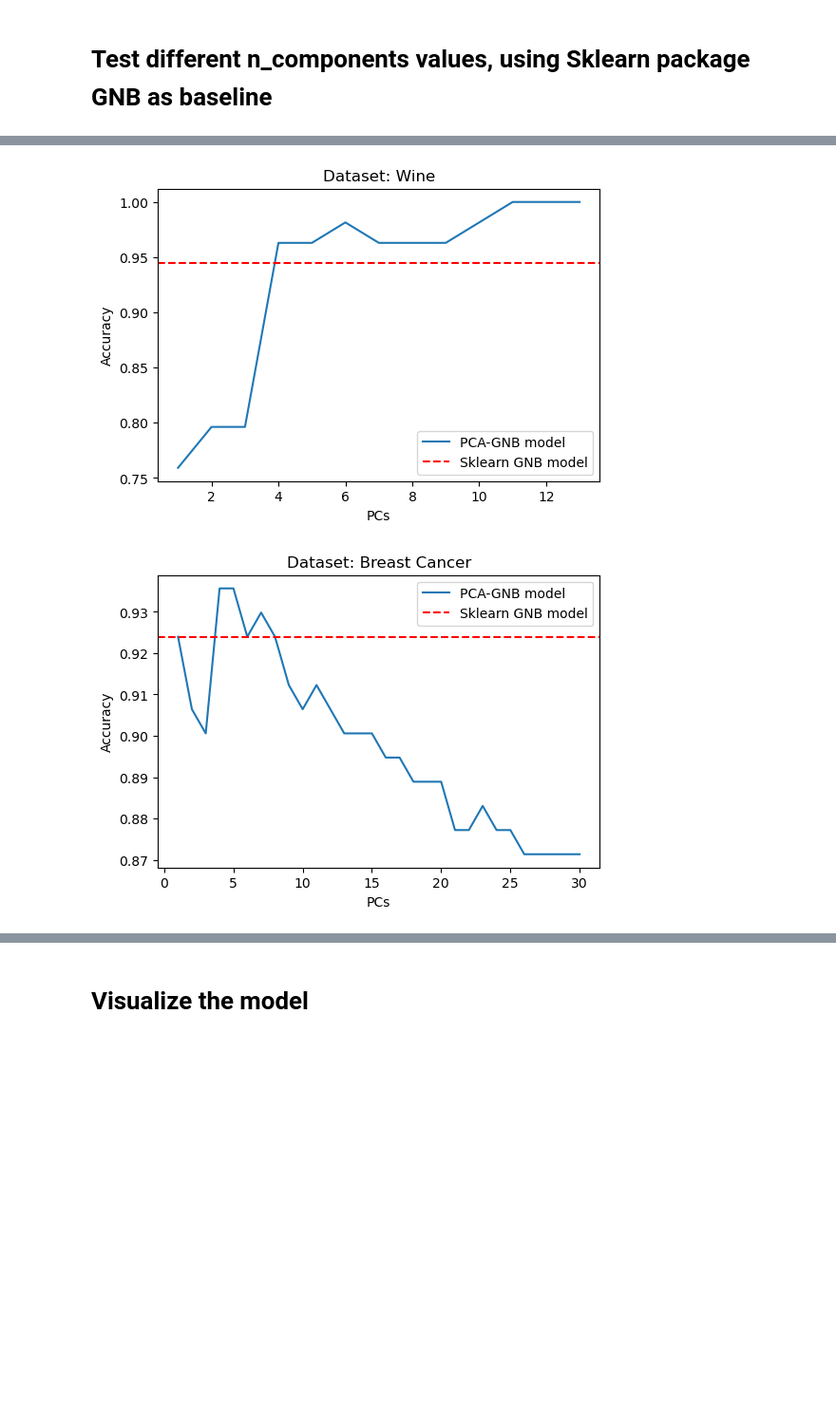
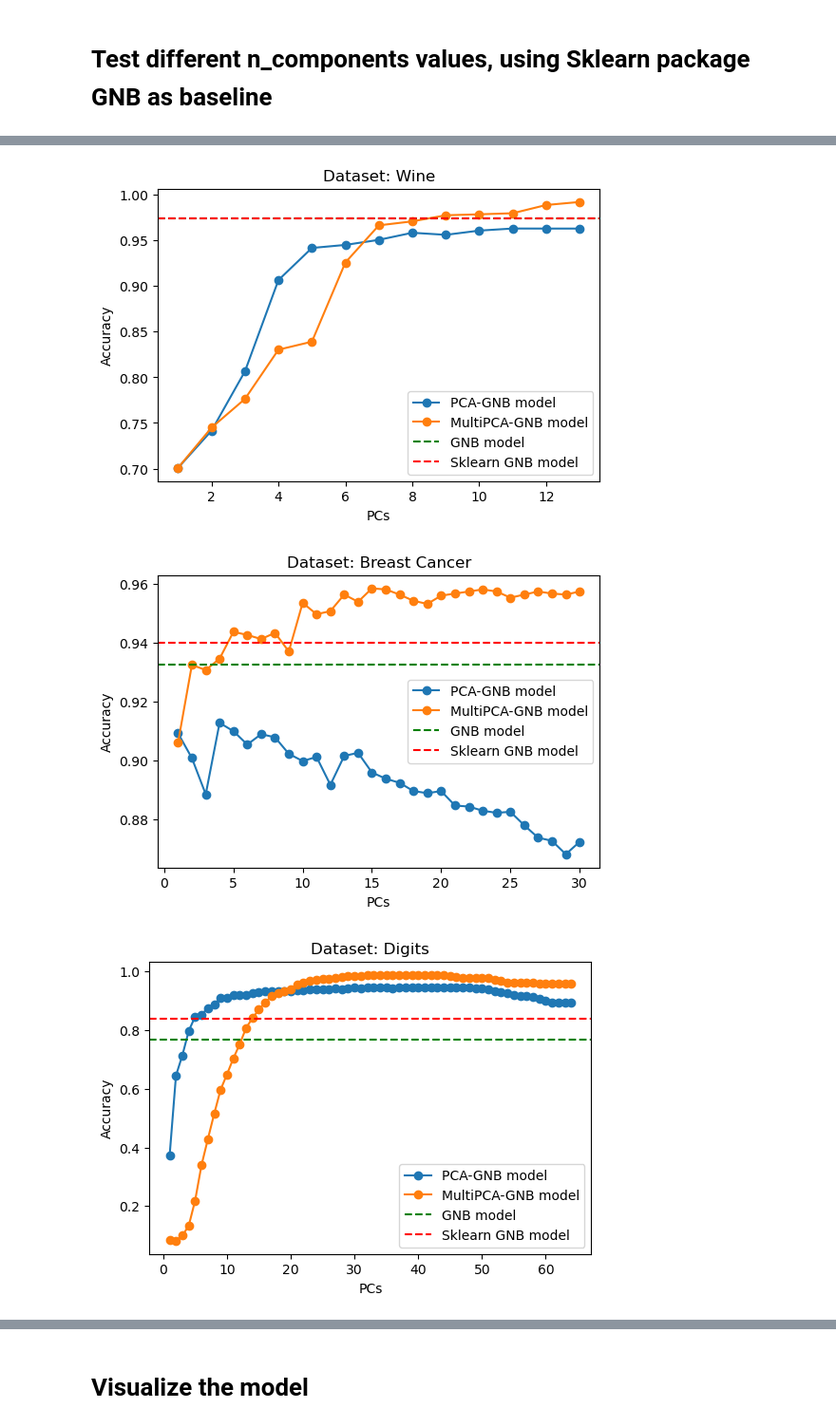
Before and after one commit to Yishu-Li/DATA2060Final, a Jupyter notebook: src/DATA2060GroupProject.ipynb, the cells around one changed output, grey strips where cells are left out. Shown at 95% size. Drawn from its saved outputs; the diff is of its cells as text; code cells hidden in the pictures; blank space fills up the shorter version.

Commit message:
Modified the test functions to make test more robust. Created a new model MultiPCA_GNB which has the best performance

```diff
--- a/src/DATA2060GroupProject.ipynb
+++ b/src/DATA2060GroupProject.ipynb
@@ -197,7 +197,7 @@ class GNB():
     return np.mean(y_pred == y_test)
 
 
-  def _gaussian_prob(self, x, mu, sig, epsilon=1e-8):
+  def _gaussian_prob(self, x, mu, sig, epsilon=1e-10):
     """
     Calcualte the gaussian probability for given input x and Gaussian
     distribution parameters
@@ -211,7 +211,7 @@ class GNB():
     """
     adjusted_sig = sig + epsilon
     exponent = np.exp(-((x - mu) ** 2) / (2 * adjusted_sig))
-    return (1 / np.sqrt(2 * np.pi * adjusted_sig)) * exponent
+    return (1 / np.sqrt(2 * np.pi * adjusted_sig)) * exponent + epsilon
 
   def save(self, filename):
         """
@@ -576,32 +790,2 @@ PCA-GNB model's accuracy:  0.935672514619883
 # %% [markdown]
 # Test different n_components values, using Sklearn package GNB as baseline
-# %%
-import matplotlib.pyplot as plt
-
-def model_test(dataset, name):
-    X, y = dataset.data, dataset.target
-    X_train, X_test, y_train, y_test = train_test_split(X, y, test_size=0.3, random_state=0)
-
-    # Iterate and get accuracys for different n_components
-    n_features = X_train.shape[1]
-    pca_acc = []
-    x_pcs = np.arange(1, n_features+1)
-    for i in range(n_features):
-        pca_gnb = PCA_GNB(n_components=i+1)
-        pca_gnb.train(X_train, y_train)
-        pca_acc.append(pca_gnb.accuracy(X_test, y_test))
-
-    # Also calculate sklearn acc and as baseline
-    sklearn_model = GaussianNB()
-    sklearn_model.fit(X_train, y_train)
-    y_pred_sklearn = sklearn_model.predict(X_test)
-    baseline_acc = accuracy_score(y_test, y_pred_sklearn)
-
-    plt.figure(figsize=(6, 4))
-    plt.plot(x_pcs, pca_acc, label='PCA-GNB model')
-    plt.xlabel('PCs')
-    plt.ylabel('Accuracy')
-    plt.title(f'Dataset: {name}')
-    plt.axhline(baseline_acc, color='r', linestyle='--', label='Sklearn GNB model')
-    plt.legend()
-    plt.show()
@@ -608,15 +857,14 @@ def model_test(dataset, name):
 # %%
-from sklearn.datasets import load_iris, load_wine, load_breast_cancer
+from sklearn.datasets import load_iris, load_wine, load_breast_cancer, load_digits
 from sklearn.naive_bayes import GaussianNB
-from sklearn.metrics import accuracy_score
-from sklearn.model_selection import train_test_split
 
 iris = load_iris()
 wine = load_wine()
 breast_cancer = load_breast_cancer()
+digits = load_digits()
 
-data_list = [iris, wine, breast_cancer]
-data_name = ['Iris', 'Wine', 'Breast Cancer']
+data_list = [iris, wine, breast_cancer, digits]
+data_name = ['Iris', 'Wine', 'Breast Cancer', 'Digits']
 
 for i in range(len(data_list)):
     model_test(data_list[i], data_name[i])
@@ -625,2 +873,3 @@ for i in range(len(data_list)):
-[figure, old version]
+[figure, new version]
-[figure, old version]
+[figure, new version]
+[figure, added]
```
Also changed, not shown: parts of 12 cells of this notebook.
